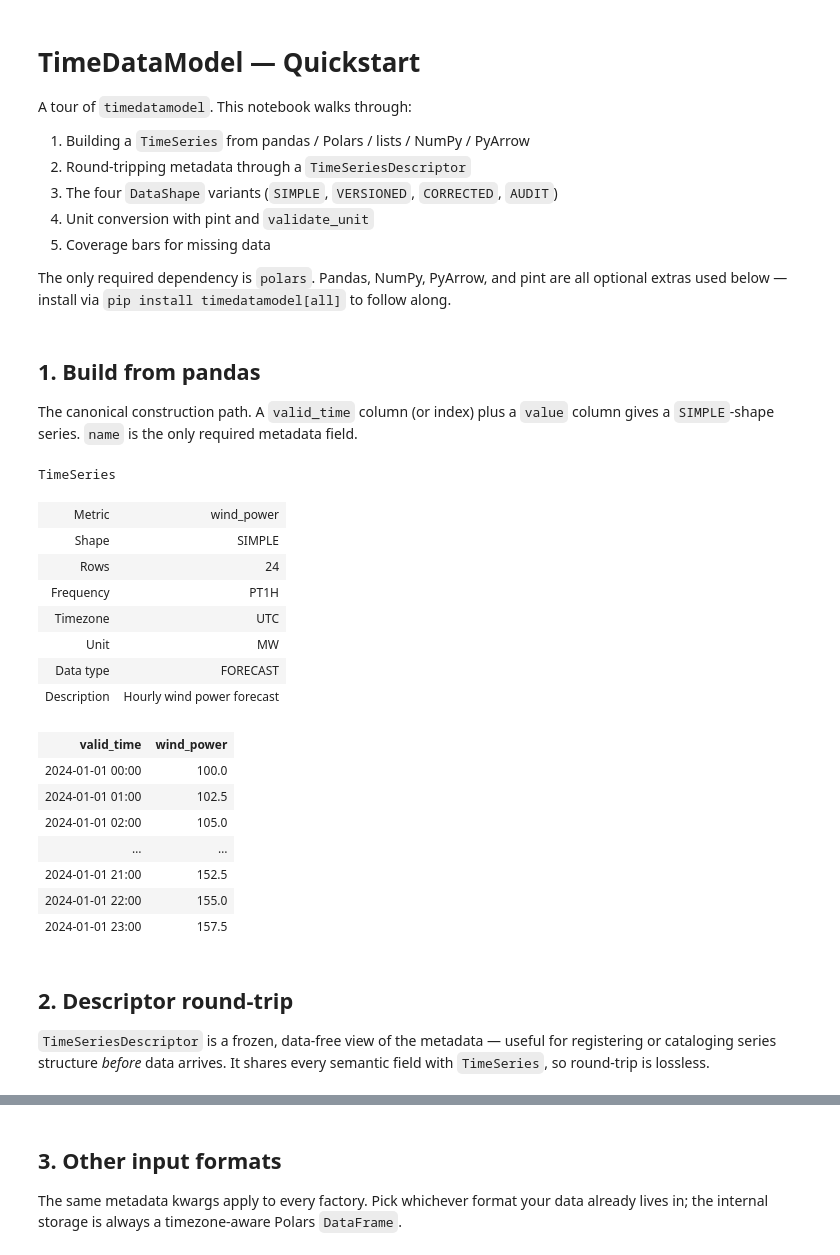
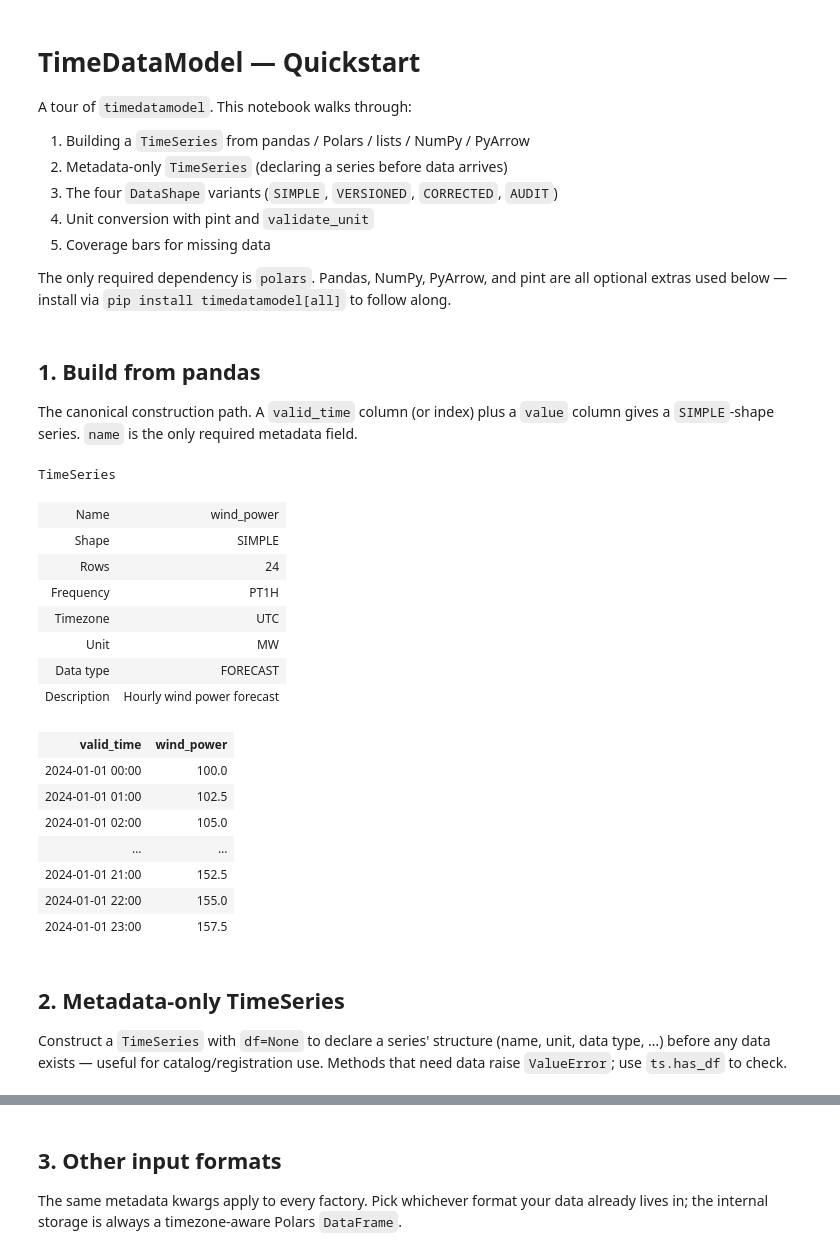
Before and after one commit to rebase-energy/TimeDataModel, a Jupyter notebook: examples/quickstart.ipynb, the cells around one changed output, grey strips where cells are left out. Saved outputs shown, nothing was run; the diff lists cells and outputs as text; code cells hidden in the pictures.

```diff
--- a/examples/quickstart.ipynb
+++ b/examples/quickstart.ipynb
@@ -4,7 +4,7 @@
 A tour of `timedatamodel`. This notebook walks through:
 
 1. Building a `TimeSeries` from pandas / Polars / lists / NumPy / PyArrow
-2. Round-tripping metadata through a `TimeSeriesDescriptor`
+2. Metadata-only `TimeSeries` (declaring a series before data arrives)
 3. The four `DataShape` variants (`SIMPLE`, `VERSIONED`, `CORRECTED`, `AUDIT`)
 4. Unit conversion with pint and `validate_unit`
 5. Coverage bars for missing data
@@ -23,23 +23,25 @@ from timedatamodel import (
 
 The canonical construction path. A `valid_time` column (or index) plus a `value` column gives a `SIMPLE`-shape series. `name` is the only required metadata field.
 # %%
-df = pd.DataFrame({
-    "valid_time": pd.date_range("2024-01-01", periods=24, freq="h", tz="UTC"),
-    "value": [100.0 + i * 2.5 for i in range(24)],
-})
+df = pd.DataFrame(
+    {
+        "valid_time": pd.date_range("2024-01-01", periods=24, freq="h", tz="UTC"),
+        "value": [100.0 + i * 2.5 for i in range(24)],
+    }
+)
 
 ts = TimeSeries.from_pandas(
     df,
     name="wind_power",
     unit="MW",
     frequency=Frequency.PT1H,
     data_type=DataType.FORECAST,
     description="Hourly wind power forecast",
 )
 ts
 # %% [output]
 TimeSeries
-| Metric | wind_power |
+| Name | wind_power |
 | Shape | SIMPLE |
 | Rows | 24 |
 | Frequency | PT1H |
@@ -56,7 +58,7 @@ TimeSeries
 | 2024-01-01 22:00 | 155.0 |
 | 2024-01-01 23:00 | 157.5 |
 # %% [markdown]
-## 2. Descriptor round-trip
+## 2. Metadata-only TimeSeries
 
-`TimeSeriesDescriptor` is a frozen, data-free view of the metadata — useful for registering or cataloging series structure *before* data arrives. It shares every semantic field with `TimeSeries`, so round-trip is lossless.
+Construct a `TimeSeries` with `df=None` to declare a series' structure (name, unit, data type, …) before any data exists — useful for catalog/registration use. Methods that need data raise `ValueError`; use `ts.has_df` to check.
 # %%
```
Also changed, not shown: parts of 9 cells of this notebook, 18 other files.
